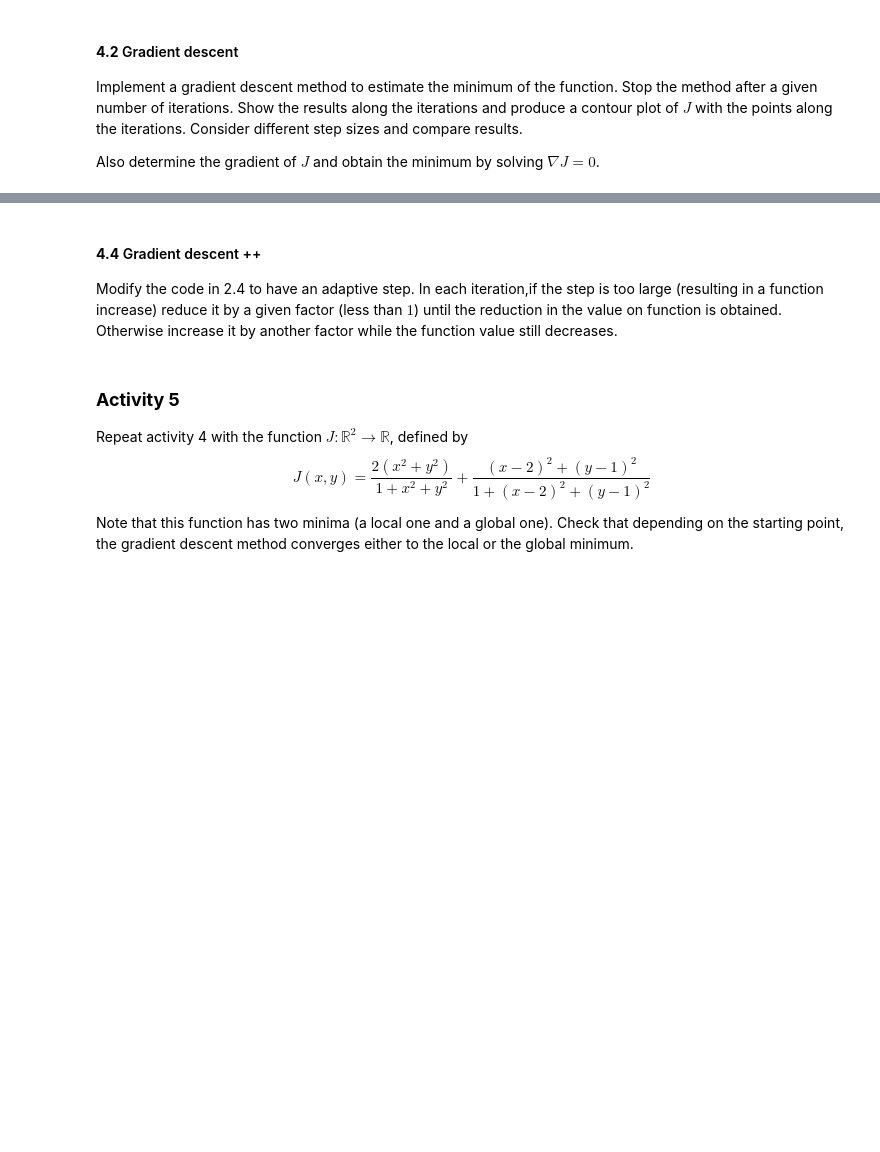
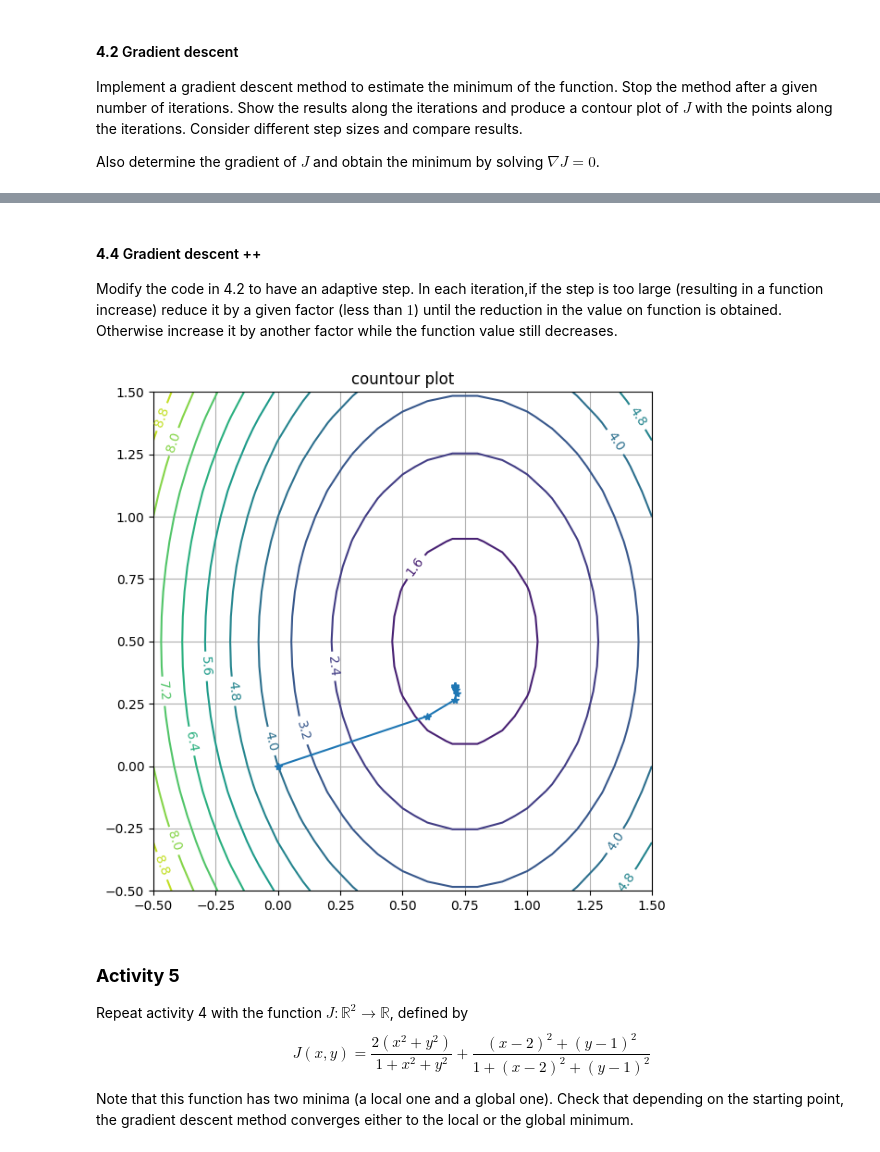
Before and after one commit to brumocas/ML, a Jupyter notebook: lab02/ML_notebook02.ipynb, the cells around one changed output, grey strips where cells are left out. Cells and saved outputs as stored; diff of their text form; code cells hidden in the pictures; blank space fills up the shorter version.

Commit message:
lab02 partial solution

```diff
--- a/lab02/ML_notebook02.ipynb
+++ b/lab02/ML_notebook02.ipynb
@@ -615,7 +682,83 @@ Modify the code in 2.1 to make an iterative refinement of the grid search. Start
 # %% [markdown]
 #### **4.4** Gradient descent ++
 
-Modify the code in 2.4 to have an adaptive step. In each iteration,if the step is too large (resulting in a function increase) reduce it by a given factor (less than $1$) until the reduction in the value on function is obtained. Otherwise increase it by another factor while the function value still decreases.
+Modify the code in 4.2 to have an adaptive step. In each iteration,if the step is too large (resulting in a function increase) reduce it by a given factor (less than $1$) until the reduction in the value on function is obtained. Otherwise increase it by another factor while the function value still decreases.
+# %%
+#@title 4.4 code
+
+import numpy as np
+import matplotlib.pyplot as plt
+
+# cost function
+def J_func(theta1,theta2) :
+#  return (to complete)
+  return theta1**2 + theta2**2 + 3*(theta1 - 1)**2 + (theta2 - 1)**2 + theta1*theta2
+
+# gradient
+def J_grad(theta1,theta2) :
+#  return (to complete)
+  return 2*theta1 + 6*(theta1 - 1) + theta2, 2*theta2 + 2*(theta2 - 1) + theta1
+
+
+# step size
+gamma = 0.1
+
+# number of iterations
+MAX_ITER = 10
+
+# collect points along iterations
+points = np.zeros((MAX_ITER+1,2))
+
+# initial point
+theta1_0,theta2_0 = 0,0
+
+###########################
+# gradient descent method
+
+points[0] = [theta1_0,theta2_0]
+
+
+J_prev_value = J_func(theta1_0, theta2), J_func(theta1_0, theta2)
+
+for i in range(MAX_ITER) :
+  delta_J_0, delta_J_1 = J_grad(points[i][0],points[i][1])
+  points[i+1][0] = points[i][0] - gamma * delta_J_0
+  points[i+1][1] = points[i][1] - gamma * delta_J_1
+
+  J_value = J_func(points[i][0], points[i][1])
+
+  # if function value increases, decrease step size
+  if J_new > J_prev:
+    gamma -= 0.01
+  else:
+    gamma += 0.01
+
+  J_prev_value = J_value
+
+
+# draw contour lines
+MIN = -0.5
+MAX = 1.5
+STEP = 0.1
+theta1 = np.arange(MIN,MAX+STEP,STEP)
+theta2 = np.arange(MIN,MAX+STEP,STEP)
+Theta1, Theta2 = np.meshgrid(theta1, theta2)
+J = Theta1**2 + Theta2**2 +3*(Theta1-1)**2 + (Theta2-1)**2
+
+fig, ax = plt.subplots(figsize=(7,7))
+
+cs = ax.contour(Theta1,Theta2,J,10)
+ax.clabel(cs, inline=True, fontsize=10)
+ax.set_aspect('equal')
+ax.set_title('countour plot')
+plt.grid()
+
+# draw sequence of solutions
+plt.plot(points[:,0],points[:,1],'-*')
+
+plt.show()
+# %% [output]
+[figure, added]
 # %% [markdown]
 ### **Activity 5**
 
```
Also changed, not shown: parts of 5 cells of this notebook.
